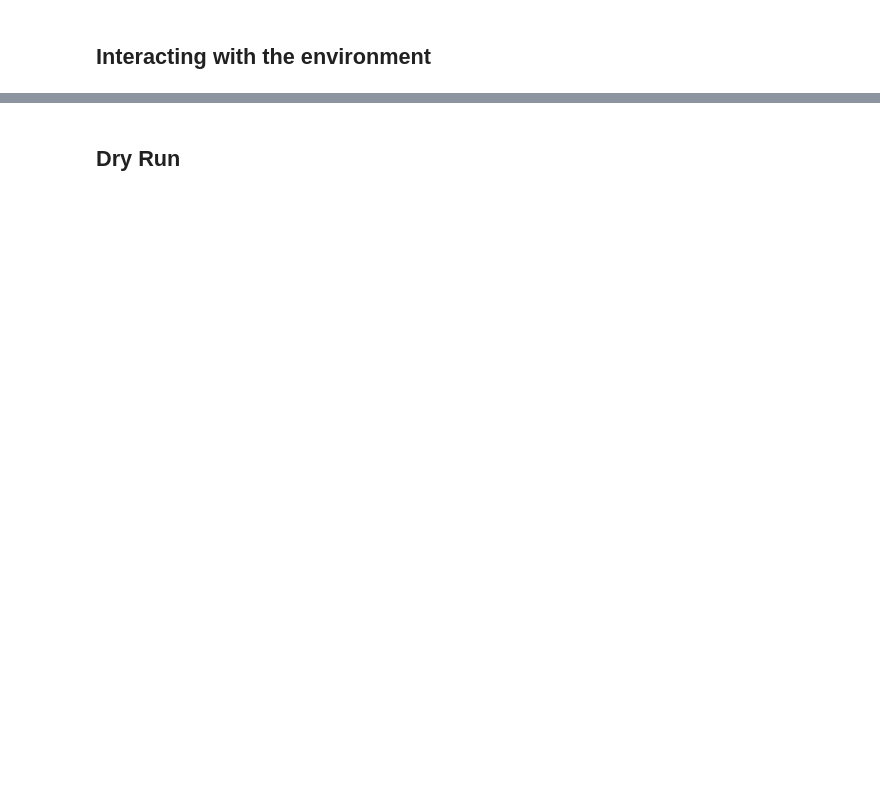
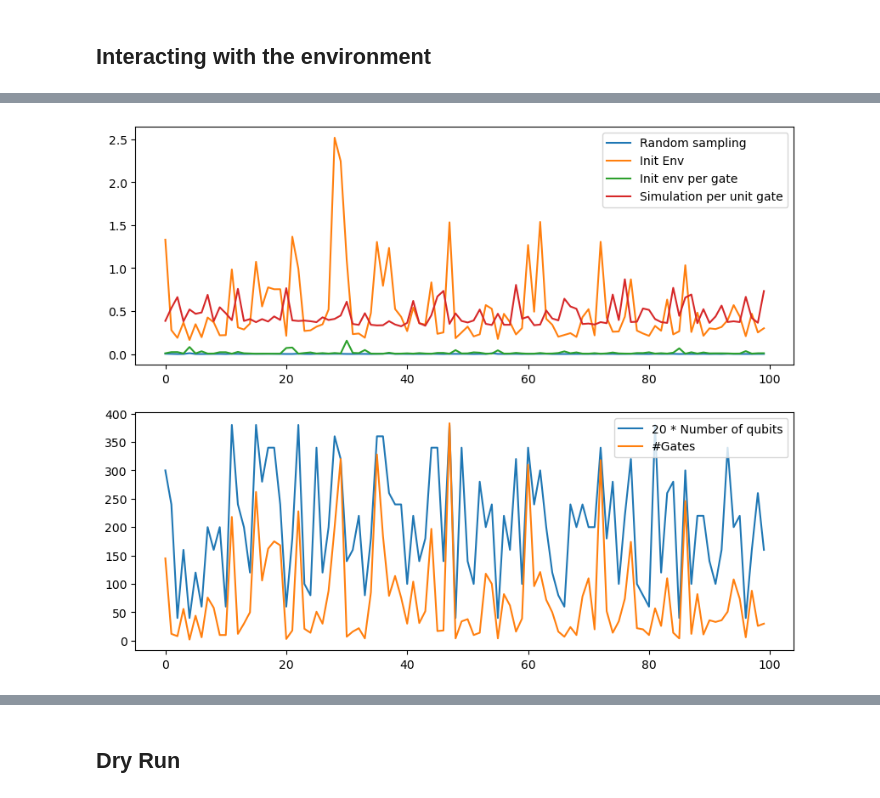
Before and after one commit to krsrv/generalized-ml-lsp, a Jupyter notebook: Playground.ipynb, the cells around one changed output, grey strips where cells are left out. Cells and saved outputs as stored; diff of their text form; code cells hidden in the pictures; blank space fills up the shorter version.

```diff
--- a/Playground.ipynb
+++ b/Playground.ipynb
@@ -886,0 +283,19 @@ def create_labelled_data(n_min, n_max, gen):
+# %%
+import matplotlib.pyplot as plt
+
+fig, (ax1, ax2) = plt.subplots(2, 1, figsize=(10, 8))
+
+ax1.plot(time_tracker[0], label="Random sampling")
+ax1.plot(time_tracker[1], label="Init Env")
+ax1.plot([time_tracker[1][i]/training_instances[i].env.action_space().n for i in range(len(training_instances))], label="Init env per gate")
+# ax1.plot(time_tracker[2], label="Simulation")
+ax1.plot(time_tracker[3], label="Simulation per unit gate")
+ax1.legend()
+
+ax2.plot(np.array([20 * x.n for x in training_instances]), label="20 * Number of qubits")
+# ax2.plot(np.array([x.circuit_depth for x in training_instances]), label="Depth")
+ax2.plot(np.array([x.env.action_space().n for x in training_instances]), label="#Gates")
+ax2.legend()
+plt.show()
+# %% [output]
+[figure, added]
```
Also changed, not shown: parts of 24 cells of this notebook, 1 other file.
